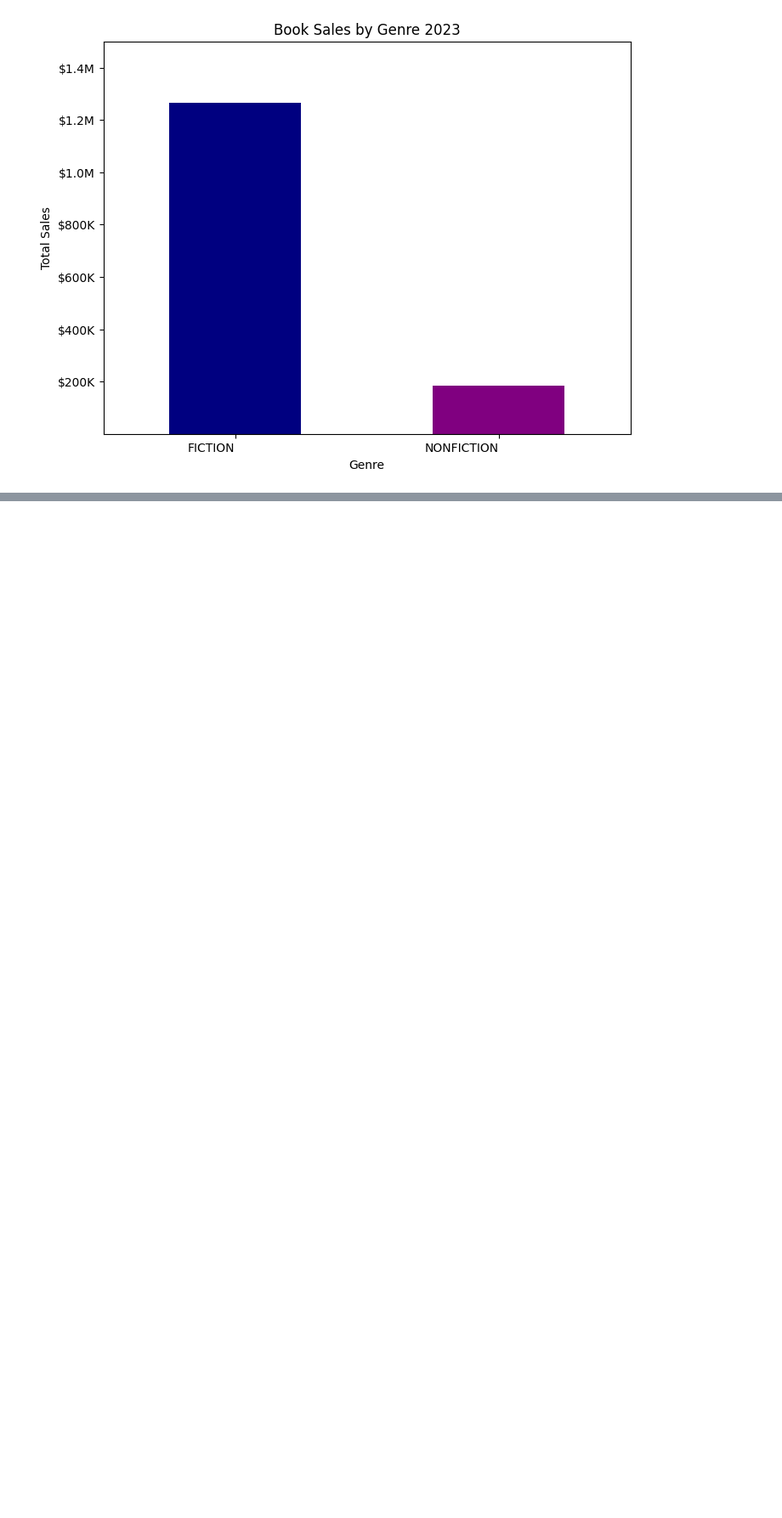
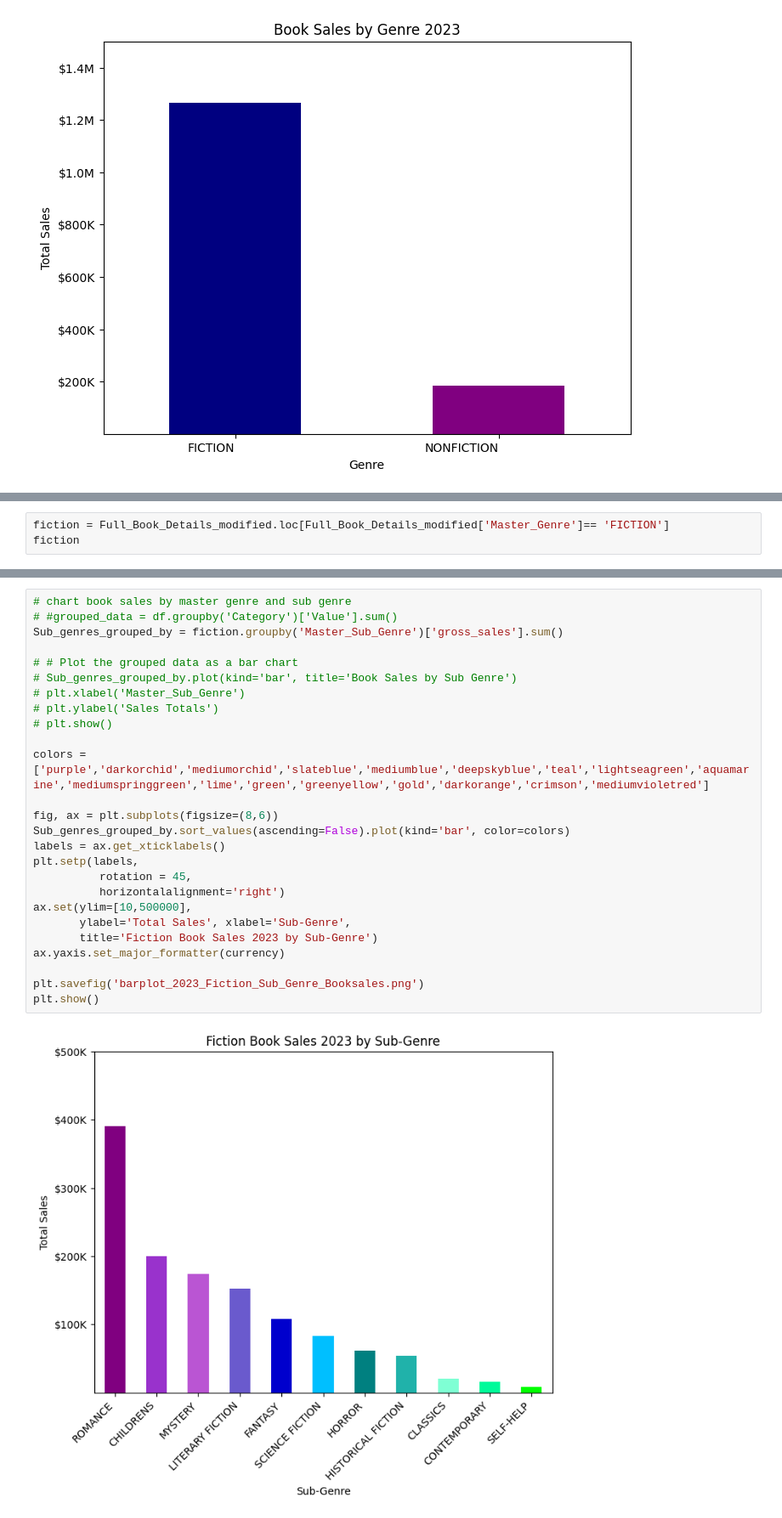
Before and after one commit to ammabe1/Publish-Me---Release-Assistant, a Jupyter notebook: Publish_Me Release_Assistant.ipynb, the cells around one changed output, grey strips where cells are left out. Shown at 85% size. Drawn from its saved outputs; the diff is of its cells as text; blank space fills up the shorter version.

```diff
--- a/Publish_Me Release_Assistant.ipynb
+++ b/Publish_Me Release_Assistant.ipynb
@@ -651,0 +720,3 @@ plt.show()
+# %%
+fiction = Full_Book_Details_modified.loc[Full_Book_Details_modified['Master_Genre']== 'FICTION']
+fiction
@@ -679,0 +782,28 @@ plt.show()
+# %%
+# chart book sales by master genre and sub genre
+# #grouped_data = df.groupby('Category')['Value'].sum()
+Sub_genres_grouped_by = fiction.groupby('Master_Sub_Genre')['gross_sales'].sum()
+
+# # Plot the grouped data as a bar chart
+# Sub_genres_grouped_by.plot(kind='bar', title='Book Sales by Sub Genre')
+# plt.xlabel('Master_Sub_Genre')
+# plt.ylabel('Sales Totals')
+# plt.show()
+
+colors = ['purple','darkorchid','mediumorchid','slateblue','mediumblue','deepskyblue','teal','lightseagreen','aquamarine','mediumspringgreen','lime','green','greenyellow','gold','darkorange','crimson','mediumvioletred']
+
+fig, ax = plt.subplots(figsize=(8,6))
+Sub_genres_grouped_by.sort_values(ascending=False).plot(kind='bar', color=colors)
+labels = ax.get_xticklabels()
+plt.setp(labels,
+          rotation = 45,
+          horizontalalignment='right')
+ax.set(ylim=[10,500000],
+       ylabel='Total Sales', xlabel='Sub-Genre',
+       title='Fiction Book Sales 2023 by Sub-Genre')
+ax.yaxis.set_major_formatter(currency)
+
+plt.savefig('barplot_2023_Fiction_Sub_Genre_Booksales.png')
+plt.show()
+# %% [output]
+[figure, added]
```
Also changed, not shown: parts of 14 cells of this notebook, 1 other file.
